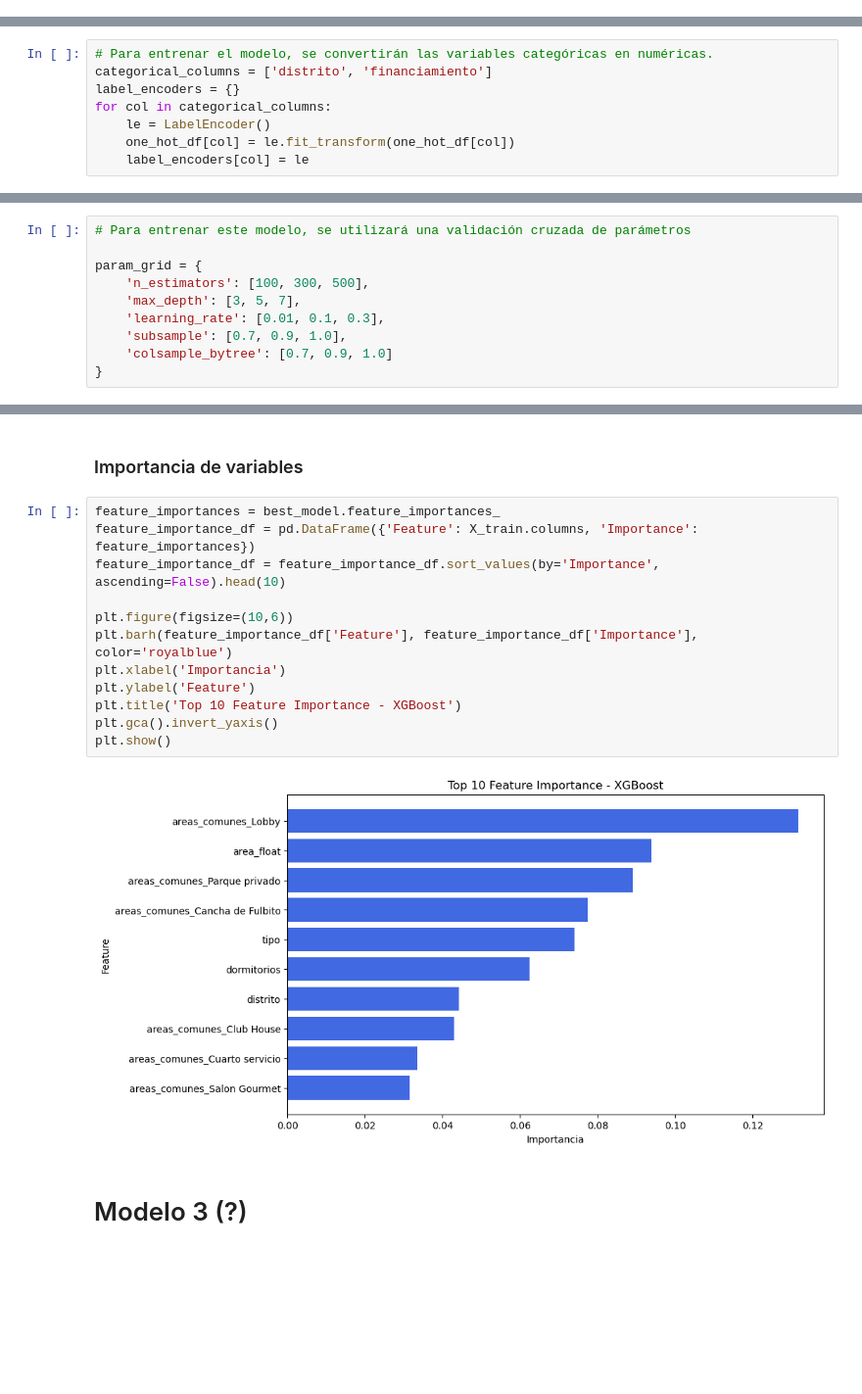
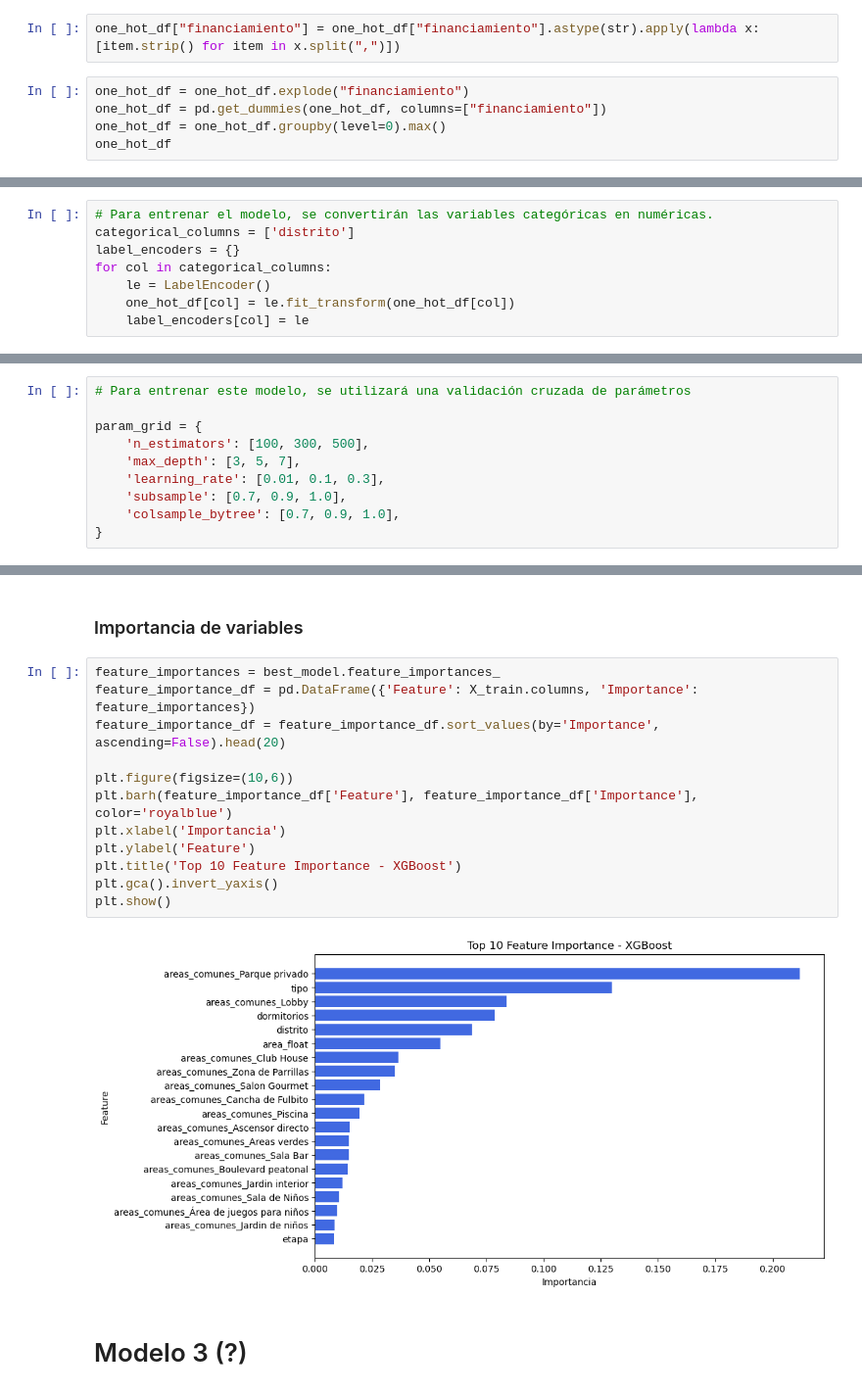
Before and after one commit to fcuya13/analitica, a Jupyter notebook: franco_test.ipynb, the cells around one changed output, grey strips where cells are left out. Shown at 98% size. Saved outputs shown, nothing was run; the diff lists cells and outputs as text; blank space fills up the shorter version.

```diff
--- a/franco_test.ipynb
+++ b/franco_test.ipynb
@@ -161,3 +161,10 @@ one_hot_df
 | 5461 | Miraflores | 1 | Banco BCP | 0 | 2 | 108458.947368 | 61.80 | False | ... |
 | 5462 | San Isidro | 1 | Financiamiento Propio | 0 | 3 | 190275.526316 | 81.08 | False | ... |
 5463 rows × 39 columns
+# %%
+one_hot_df["financiamiento"] = one_hot_df["financiamiento"].astype(str).apply(lambda x: [item.strip() for item in x.split(",")])
+# %%
+one_hot_df = one_hot_df.explode("financiamiento")
+one_hot_df = pd.get_dummies(one_hot_df, columns=["financiamiento"])
+one_hot_df = one_hot_df.groupby(level=0).max()
+one_hot_df
@@ -214,7 +235,7 @@ one_hot_df["precio_usd"] = np.log(one_hot_df["precio_usd"] )
 one_hot_df["area_float"] = np.log(one_hot_df["area_float"])
 # %%
 # Para entrenar el modelo, se convertirán las variables categóricas en numéricas.
-categorical_columns = ['distrito', 'financiamiento']
+categorical_columns = ['distrito']
 label_encoders = {}
 for col in categorical_columns:
     le = LabelEncoder()
@@ -358,7 +379,7 @@ param_grid = {
     'max_depth': [3, 5, 7],
     'learning_rate': [0.01, 0.1, 0.3],
     'subsample': [0.7, 0.9, 1.0],
-    'colsample_bytree': [0.7, 0.9, 1.0]
+    'colsample_bytree': [0.7, 0.9, 1.0],
 }
 # %%
 grid_search = GridSearchCV(xgb_model, param_grid, cv=5, scoring='r2', n_jobs=-1, verbose=1)
@@ -419,16 +440,16 @@ Text(0, 0.5, 'Precio')
 # %%
 feature_importances = best_model.feature_importances_
 feature_importance_df = pd.DataFrame({'Feature': X_train.columns, 'Importance': feature_importances})
-feature_importance_df = feature_importance_df.sort_values(by='Importance', ascending=False).head(10)
+feature_importance_df = feature_importance_df.sort_values(by='Importance', ascending=False).head(20)
 
 plt.figure(figsize=(10,6))
 plt.barh(feature_importance_df['Feature'], feature_importance_df['Importance'], color='royalblue')
 plt.xlabel('Importancia')
 plt.ylabel('Feature')
 plt.title('Top 10 Feature Importance - XGBoost')
 plt.gca().invert_yaxis()
 plt.show()
 # %% [output]
-[figure, old version]
+[figure, new version]
 # %% [markdown]
 # Modelo 3 (?)
```
Also changed, not shown: parts of 7 cells of this notebook.
